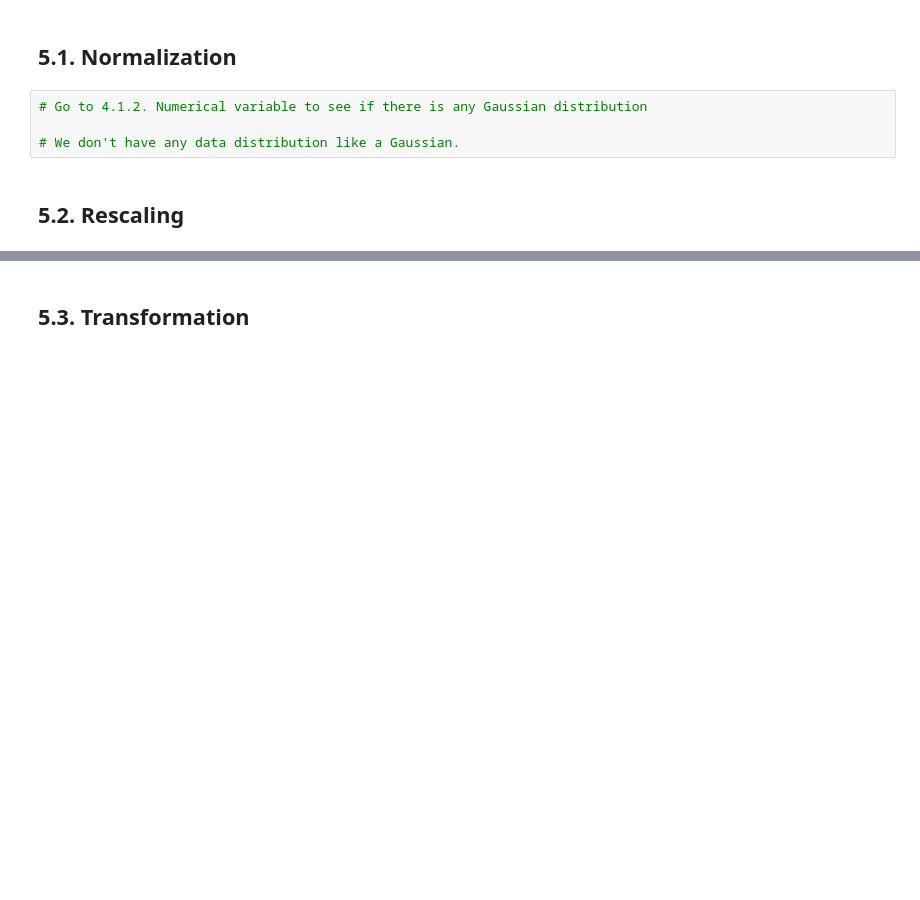
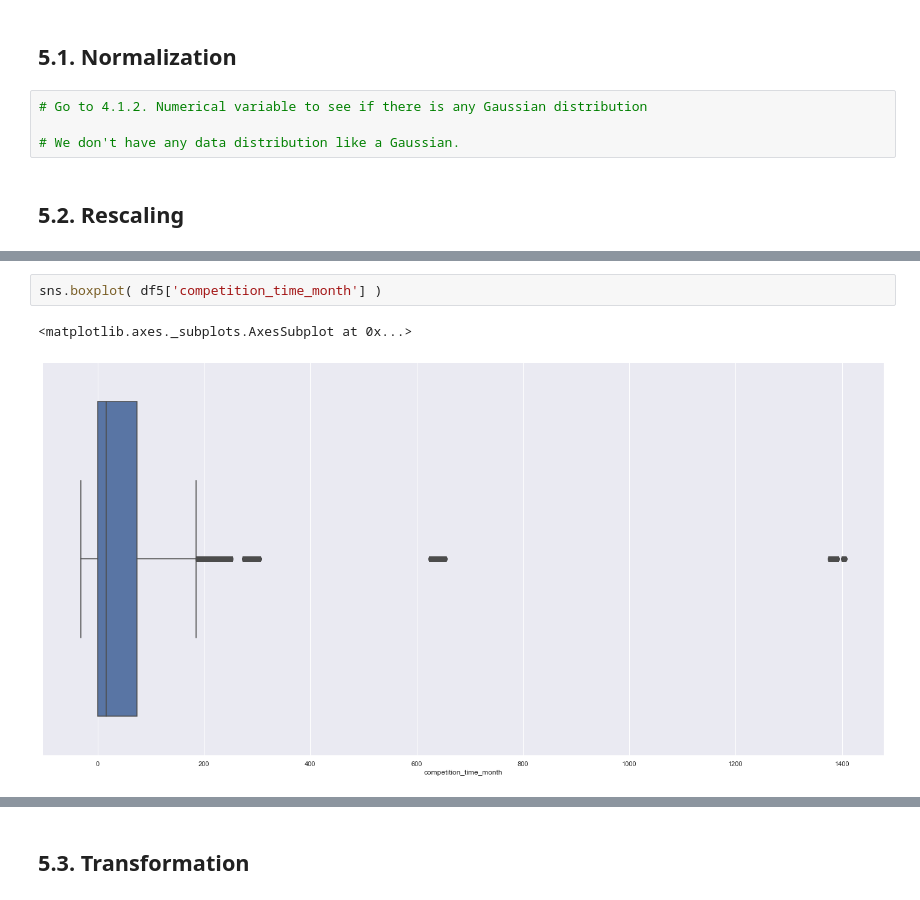
Before and after one commit to panambY/Rossmann_Store_Sale, a Jupyter notebook: rossmann_stores_sales_prediction.ipynb, the cells around one changed output, grey strips where cells are left out. Saved outputs shown, nothing was run; the diff lists cells and outputs as text; blank space fills up the shorter version.

```diff
--- a/rossmann_stores_sales_prediction.ipynb
+++ b/rossmann_stores_sales_prediction.ipynb
@@ -932,0 +942,5 @@ df5 = df4.copy()
+# %%
+sns.boxplot( df5['competition_time_month'] )
+# %% [output]
+<matplotlib.axes._subplots.AxesSubplot at 0x...>
+[figure, added]
```
Also changed, not shown: parts of 11 cells of this notebook, 1 other file.
